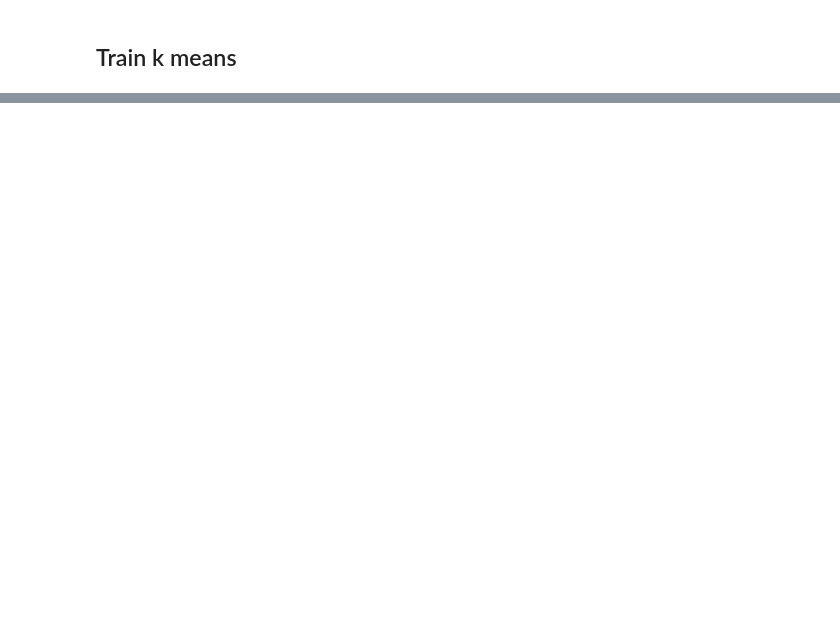
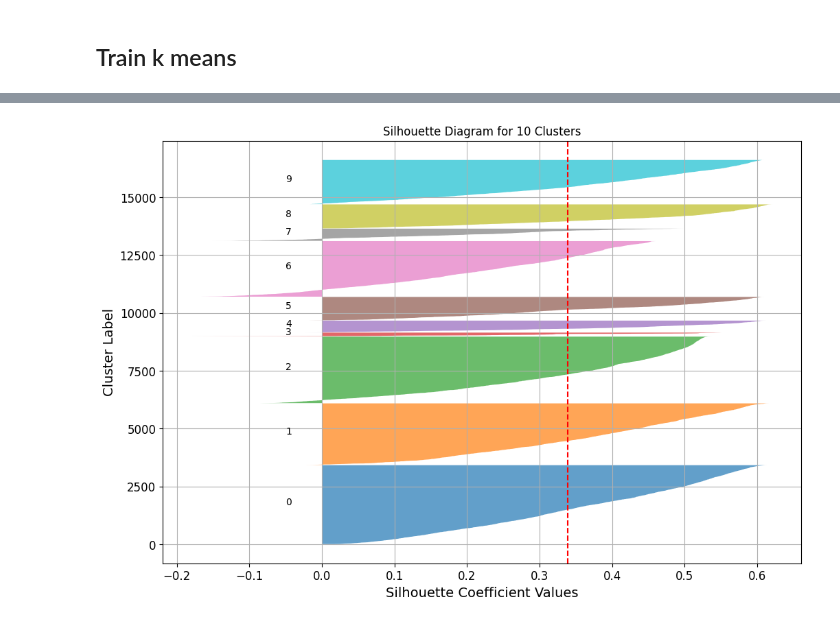
Before and after one commit to Justine-IA/IAI600Lab, a Jupyter notebook: Lab_6/main.ipynb, the cells around one changed output, grey strips where cells are left out. Cells and saved outputs as stored; diff of their text form; code cells hidden in the pictures; blank space fills up the shorter version.

```diff
--- a/Lab_6/main.ipynb
+++ b/Lab_6/main.ipynb
@@ -404,0 +231,43 @@ array([[-0.94135046,  1.34743822,  0.02756357, ...,  0.        ,
+# %%
+from sklearn.metrics import silhouette_samples
+import matplotlib.pyplot as plt
+import numpy as np
+from sklearn.cluster import KMeans
+
+optimal_clusters = 10
+kmeans_optimal = KMeans(n_clusters=optimal_clusters, random_state=42)
+kmeans_optimal.fit(X_train_scaled)
+cluster_labels_optimal = kmeans_optimal.predict(X_train_scaled)
+
+# Calculate the silhouette values for each sample
+silhouette_values = silhouette_samples(X_train_scaled, cluster_labels_optimal)
+
+# Plotting the silhouette diagram
+plt.figure(figsize=(12, 8))
+y_lower = 10
+for i in range(optimal_clusters):
+    # Aggregate the silhouette scores for samples belonging to cluster i
+    ith_cluster_silhouette_values = silhouette_values[cluster_labels_optimal == i]
+    ith_cluster_silhouette_values.sort()
+
+    # Compute the y_upper for this cluster
+    y_upper = y_lower + len(ith_cluster_silhouette_values)
+
+    # Fill the silhouette values for this cluster
+    plt.fill_betweenx(np.arange(y_lower, y_upper), 0, ith_cluster_silhouette_values, alpha=0.7)
+    plt.text(-0.05, y_lower + 0.5 * len(ith_cluster_silhouette_values), str(i))
+
+    # Update the y_lower for the next plot
+    y_lower = y_upper + 10  # 10 for the 0 samples gap between plots
+
+# Draw a vertical line for the average silhouette score of all the values
+average_score = silhouette_score(X_train_scaled, cluster_labels_optimal)
+plt.axvline(x=average_score, color="red", linestyle="--")
+
+plt.title(f'Silhouette Diagram for {optimal_clusters} Clusters')
+plt.xlabel('Silhouette Coefficient Values')
+plt.ylabel('Cluster Label')
+plt.grid()
+plt.show()
+# %% [output]
+[figure, added]
```
Also changed, not shown: parts of 51 cells of this notebook.
